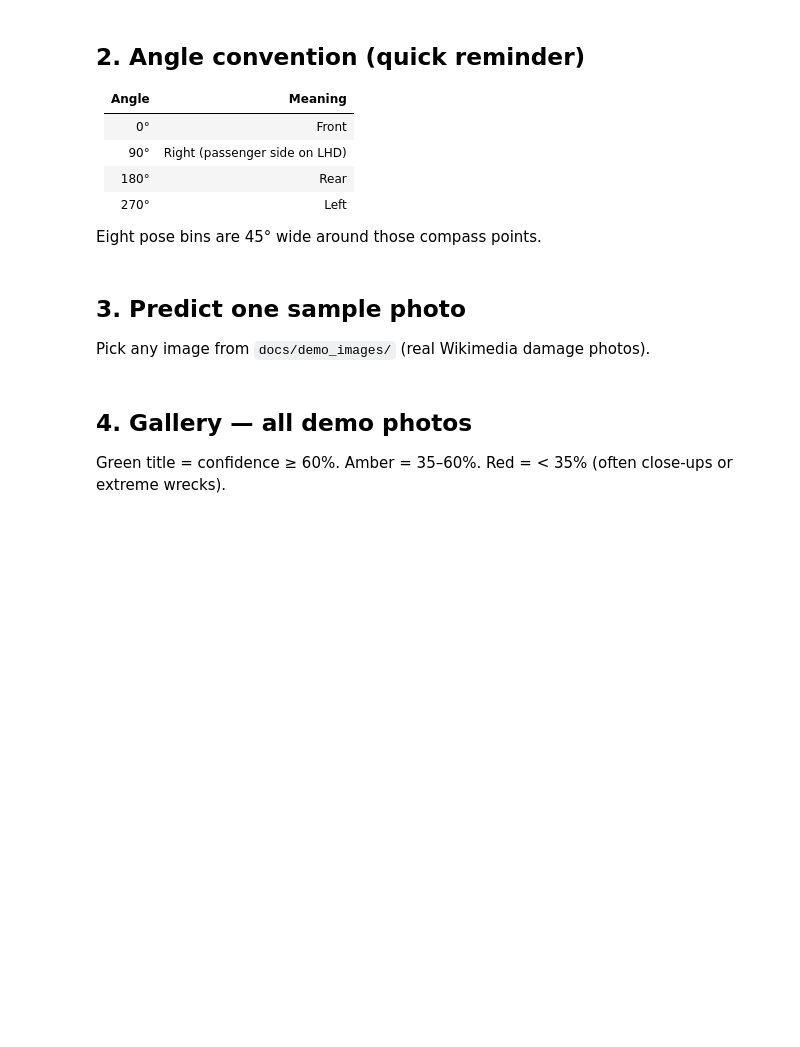
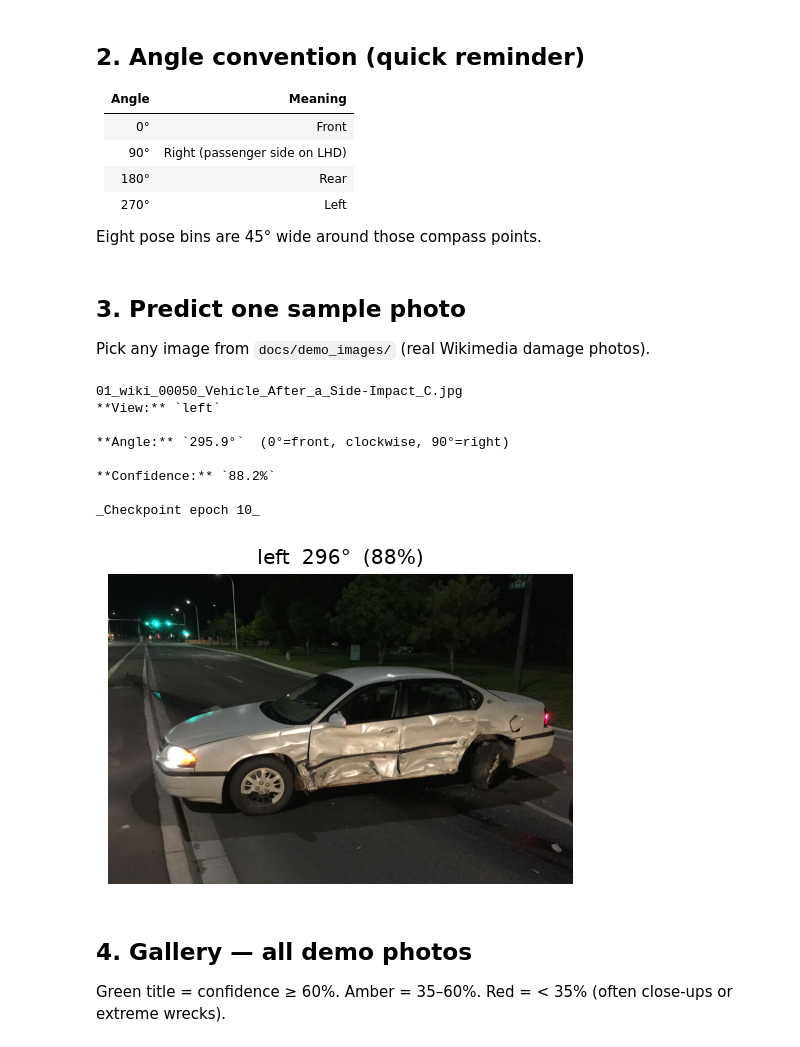
Before and after one commit to veerupandey/view_classifier, a Jupyter notebook: notebooks/view_classifier_demo.ipynb, the cells around one changed output. Saved outputs shown, nothing was run; the diff lists cells and outputs as text; code cells hidden in the pictures; blank space fills up the shorter version.

```diff
--- a/notebooks/view_classifier_demo.ipynb
+++ b/notebooks/view_classifier_demo.ipynb
@@ -22,11 +22,13 @@ Run from the **repo root** (or adjust `REPO` below).
 # %%
 from __future__ import annotations
 
+import io
 import sys
 from pathlib import Path
 
 import matplotlib.pyplot as plt
-from PIL import Image
+from IPython.display import Image, display
+from PIL import Image as PILImage
 
 REPO = Path.cwd()
 if not (REPO / "view_classifier").exists():
@@ -43,6 +45,15 @@ from view_classifier.predict import (
     predict_image,
 )
 
+
+def show_fig(fig, dpi=120):
+    """Embed a matplotlib figure as PNG in the notebook output (survives Save)."""
+    buf = io.BytesIO()
+    fig.savefig(buf, format="png", bbox_inches="tight", dpi=dpi)
+    plt.close(fig)
+    display(Image(data=buf.getvalue()))
+
+
 print("repo:", REPO)
 print("ckpt exists:", DEFAULT_CKPT.exists(), DEFAULT_CKPT)
 print("demo images:", len(list_demo_images()), DEMO_IMAGE_DIR)
@@ -64,18 +79,28 @@ Pick any image from `docs/demo_images/` (real Wikimedia damage photos).
 # %%
 samples = list_demo_images()
 assert samples, f"No images in {DEMO_IMAGE_DIR}"
 path = samples[0]
-image = Image.open(path).convert("RGB")
+image = PILImage.open(path).convert("RGB")
 
 result = predict_image(image)
 print(path.name)
 print(format_prediction(result))
 
 fig, ax = plt.subplots(figsize=(5, 4))
 ax.imshow(image)
 ax.set_title(f"{result['pred']}  {result['pred_ang']:.0f}°  ({result['conf']:.0%})")
 ax.axis("off")
-plt.show()
+show_fig(fig)
+# %% [output]
+01_wiki_00050_Vehicle_After_a_Side-Impact_C.jpg
+**View:** `left`
+
+**Angle:** `295.9°`  (0°=front, clockwise, 90°=right)
+
+**Confidence:** `88.2%`
+
+_Checkpoint epoch 10_
+[figure, added]
 # %% [markdown]
 ## 4. Gallery — all demo photos
 
```
Also changed, not shown: parts of 5 cells of this notebook, 10 other files.
